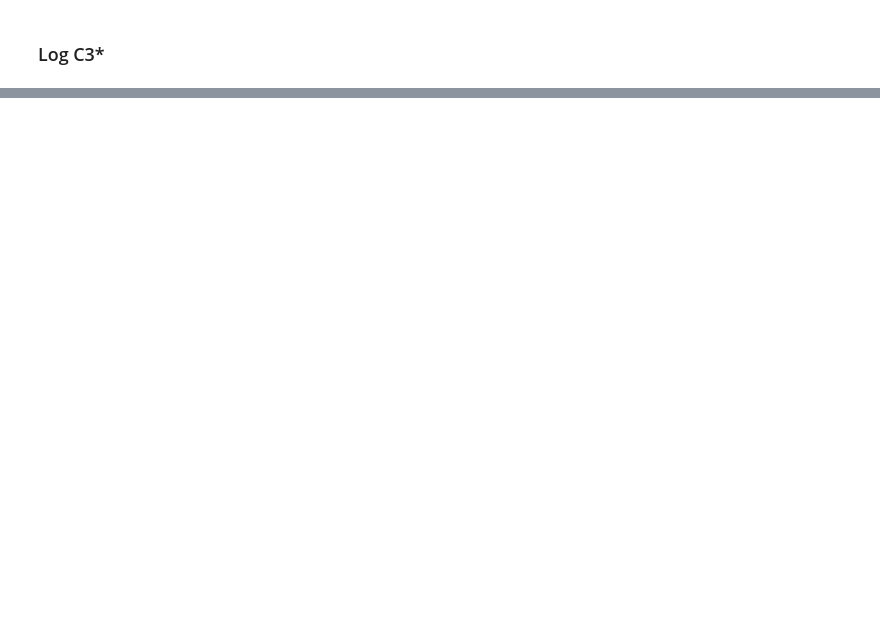
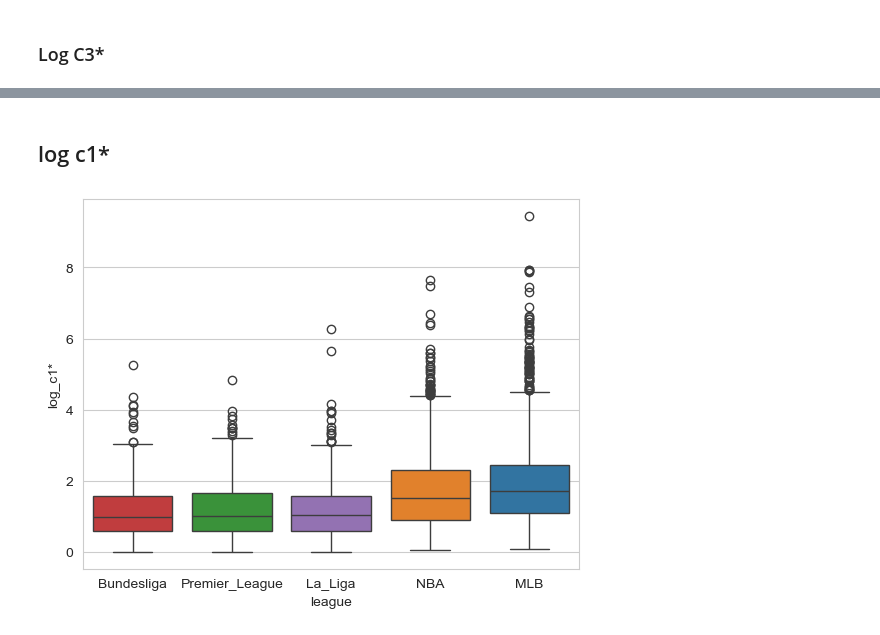
Before and after one commit to RyanRegalado/Win-Loss-Sequences-Sp2026, a Jupyter notebook: output/cstar_analysis.ipynb, the cells around one changed output, grey strips where cells are left out. Cells and saved outputs as stored; diff of their text form; code cells hidden in the pictures; blank space fills up the shorter version.

Commit message:
whisker boxplots added

```diff
--- a/output/cstar_analysis.ipynb
+++ b/output/cstar_analysis.ipynb
@@ -723,0 +741,3 @@ plt.show()
+# %%
+leagues_binary = leagues[(leagues['type']=='soccer_binary') | (leagues['type']=='us')]
+leagues_binary
@@ -723,0 +758,10 @@ plt.show()
+# %% [markdown]
+## log c1*
+# %%
+tab10 = sns.color_palette("tab10")
+combined_palette = {'Premier_League': tab10[2], 'Bundesliga': tab10[3], 'La_Liga': tab10[4], "NBA": tab10[1],  "MLB": tab10[0]}
+
+sns.set_style('whitegrid')
+ax= sns.boxplot(x='league',y='log_c1*',data=leagues_binary, palette = combined_palette, hue = leagues_binary['league'])
+# %% [output]
+[figure, added]
```
Also changed, not shown: parts of 47 cells of this notebook, 8 other files.
